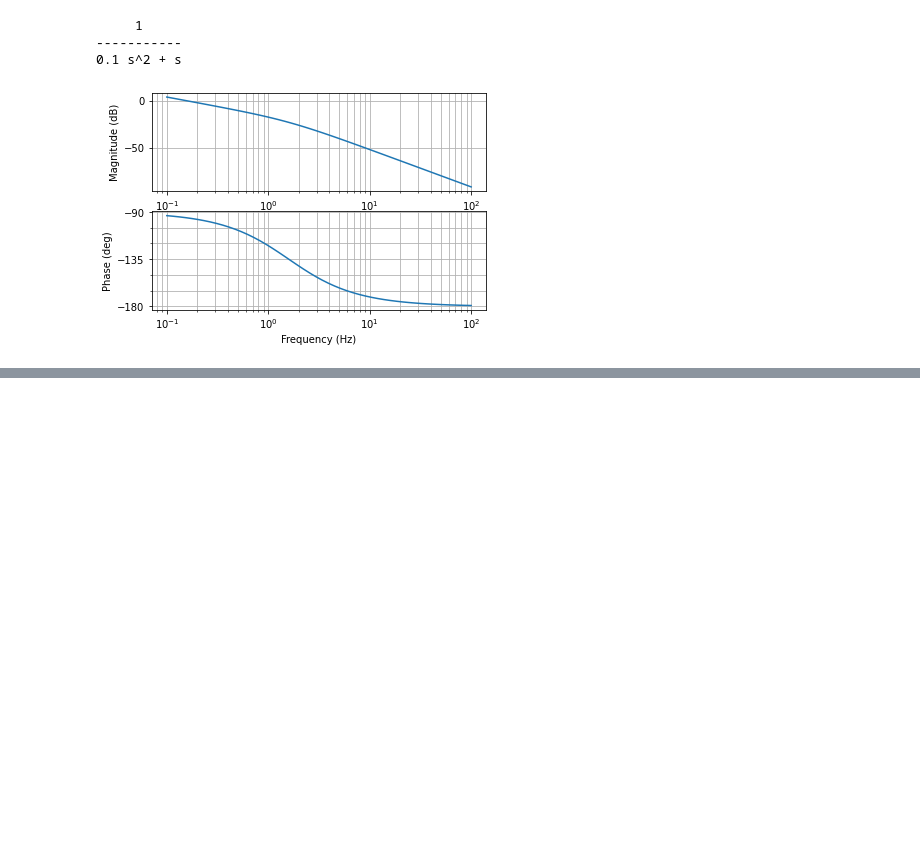
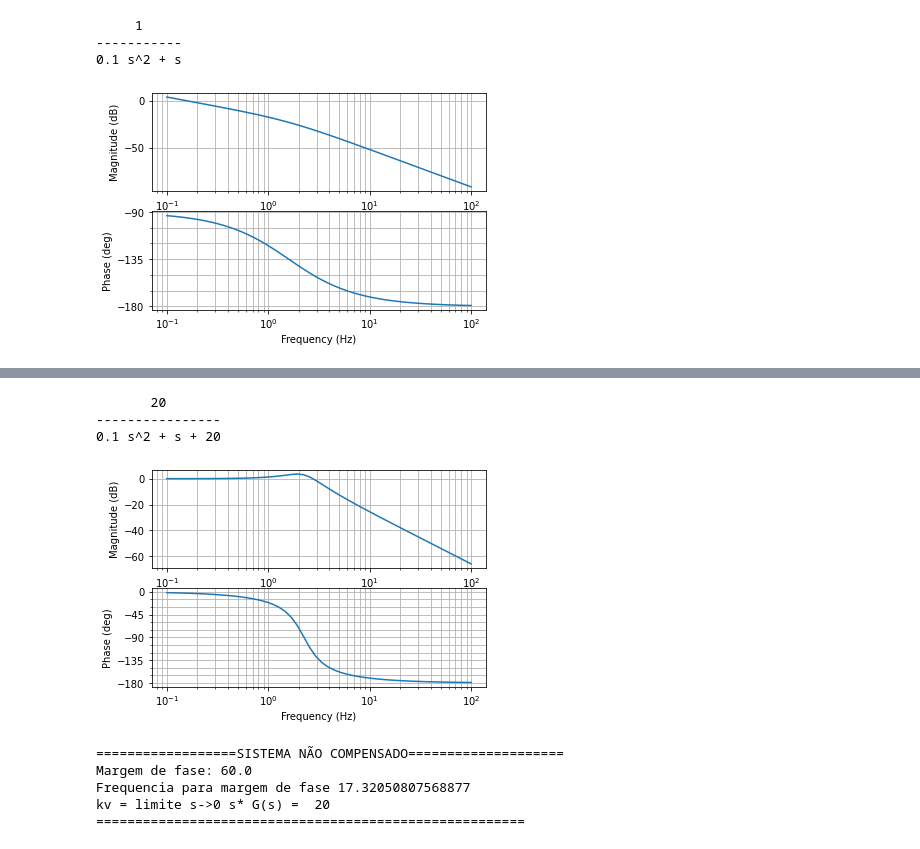
Before and after one commit to mfelippe/Python-Control-Systems, a Jupyter notebook: Projeto de Compensador no dominio da frequencia/trab_2_grupo_7.ipynb, the cells around one changed output, grey strips where cells are left out. Drawn from its saved outputs; the diff is of its cells as text; code cells hidden in the pictures; blank space fills up the shorter version.

```diff
--- a/Projeto de Compensador no dominio da frequencia/trab_2_grupo_7.ipynb
+++ b/Projeto de Compensador no dominio da frequencia/trab_2_grupo_7.ipynb
@@ -28,0 +42,11 @@ inf
+# %%
+# --------------------- requisito de novo Kv ------------
+#                    NOVO_KV = limite s->0 s*G_s*kc
+#                             20 = kc * 1
+#                                 kc = 20
+#
+#--------------------------------------------------------
+kc = 20
+kv = kc
+kc_db = 20*np.log10(kc)
+print('KC =',kc_db,"dB")
@@ -28,0 +82,38 @@ inf
+# %%
+#- 2º Passso - levantamento de dados do sistema utilizando Kc
+#
+#                                  Diagrama de bloco do kc
+#
+#                imput -->()---|kc|--|G(s)|----->Output
+#                         |                   |
+#                         --------------------
+#
+
+G = ctl.feedback(kc* G_s,1)
+print(G)
+# %% [output]
+       20
+----------------
+0.1 s^2 + s + 20
+# %%
+# bode do sistema compensado apenas com  kc
+mag, phase, omega = ctl.bode(G)
+# %% [output]
+[figure, added]
+# %%
+gm, pm, wg, wp = ctl.margin(G)
+print('==================SISTEMA NÃO COMPENSADO====================')
+#print('Margem de ganho:',gm)
+print('Margem de fase:',pm)
+#print('Frequencia para margem de ganho', wg)
+print('Frequencia para margem de fase',wp)
+#kv = limite s->0 s* G(s) = 20
+kv = 20
+print('kv = limite s->0 s* G(s) = ',kv)
+print('=======================================================')
+# %% [output]
+==================SISTEMA NÃO COMPENSADO====================
+Margem de fase: 60.0
+Frequencia para margem de fase 17.32050807568877
+kv = limite s->0 s* G(s) =  20
+=======================================================
```
Also changed, not shown: parts of 9 cells of this notebook.
